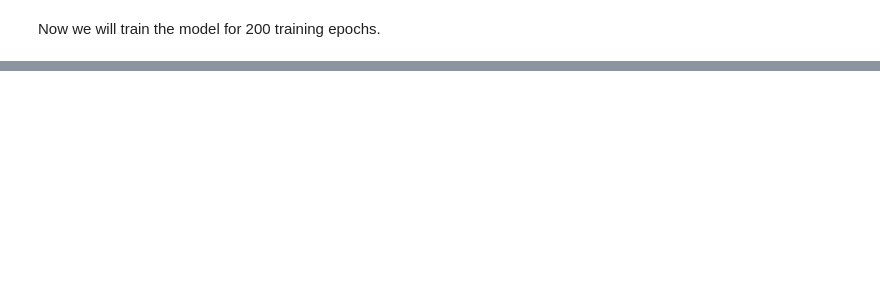
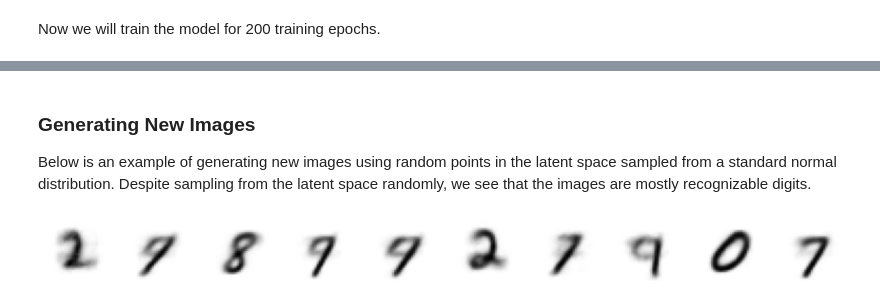
Before and after one commit to DCtheTall/generative-deep-learning, a Jupyter notebook: 3-variational-autoencoders/VariationalAutoencoder.ipynb, the cells around one changed output, grey strips where cells are left out. Drawn from its saved outputs; the diff is of its cells as text; code cells hidden in the pictures; blank space fills up the shorter version.

```diff
--- a/3-variational-autoencoders/VariationalAutoencoder.ipynb
+++ b/3-variational-autoencoders/VariationalAutoencoder.ipynb
@@ -217,0 +258,21 @@ Epoch 18/200
+# %% [markdown]
+### Generating New Images
+
+Below is an example of generating new images using random points in the latent space sampled from a standard normal distribution. Despite sampling from the latent space randomly, we see that the images are mostly recognizable digits.
+# %%
+from numpy.random import normal
+import math
+
+n_to_show = 10
+
+fig = plt.figure(figsize=(15, 3))
+fig.subplots_adjust(hspace=0.4, wspace=0.4)
+
+for i in range(n_to_show):
+  ax = fig.add_subplot(1, n_to_show, i + 1)
+  ax.axis('off')
+  img = mnist_vae.decoder.predict(
+      normal(loc=0.0, scale=1.0, size=(1, 2))).squeeze()
+  ax.imshow(img, cmap='gray_r')
+# %% [output]
+[figure, added]
```
Also changed, not shown: parts of 12 cells of this notebook.
